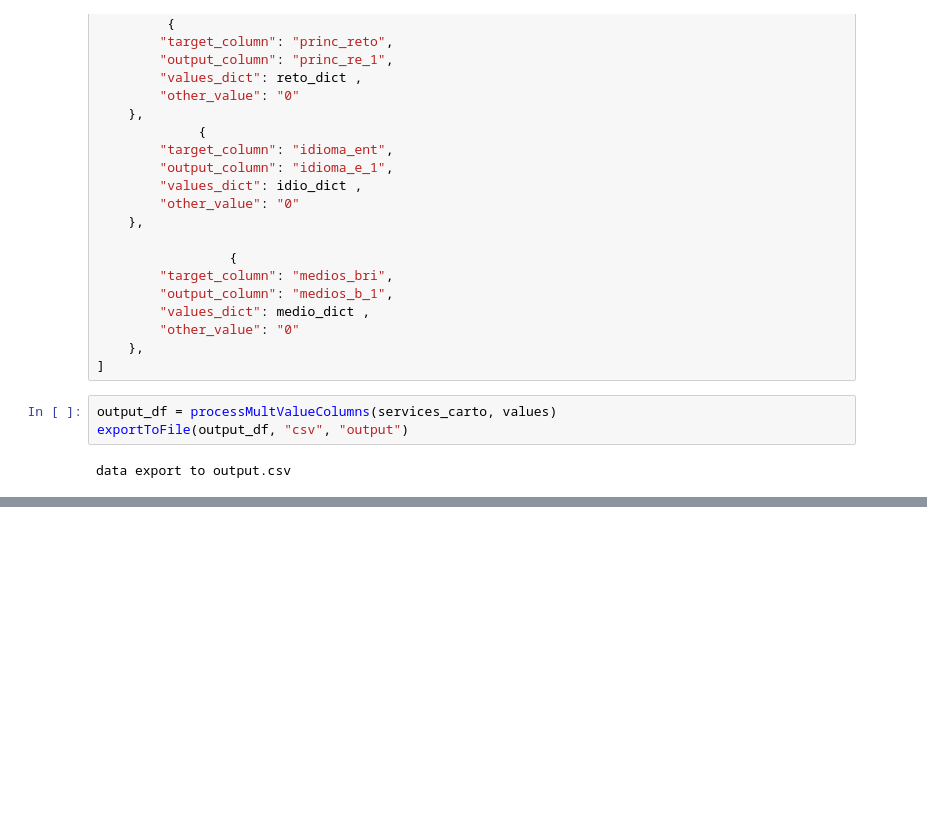
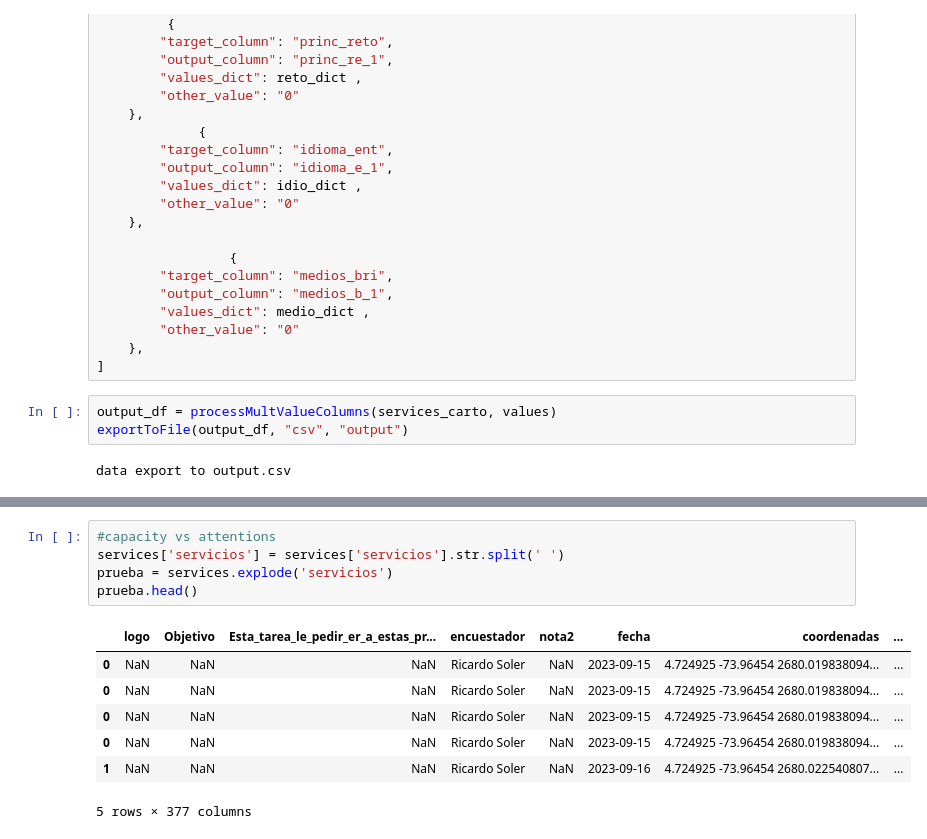
Before and after one commit to maolarte/Aurora, a Jupyter notebook: services.ipynb, the cells around one changed output, grey strips where cells are left out. Cells and saved outputs as stored; diff of their text form; blank space fills up the shorter version.

```diff
--- a/services.ipynb
+++ b/services.ipynb
@@ -286,0 +304,13 @@ data export to output.csv
+# %%
+#capacity vs attentions
+services['servicios'] = services['servicios'].str.split(' ')
+prueba = services.explode('servicios')
+prueba.head()
+# %% [output]
+|  | logo | Objetivo | Esta_tarea_le_pedir_er_a_estas_pr... | encuestador | nota2 | fecha | coordenadas | ... |
+| 0 | NaN | NaN | NaN | Ricardo Soler | NaN | 2023-09-15 | 4.724925 -73.96454 2680.019838094... | ... |
+| 0 | NaN | NaN | NaN | Ricardo Soler | NaN | 2023-09-15 | 4.724925 -73.96454 2680.019838094... | ... |
+| 0 | NaN | NaN | NaN | Ricardo Soler | NaN | 2023-09-15 | 4.724925 -73.96454 2680.019838094... | ... |
+| 0 | NaN | NaN | NaN | Ricardo Soler | NaN | 2023-09-15 | 4.724925 -73.96454 2680.019838094... | ... |
+| 1 | NaN | NaN | NaN | Ricardo Soler | NaN | 2023-09-16 | 4.724925 -73.96454 2680.022540807... | ... |
+5 rows × 377 columns
```
Also changed, not shown: parts of 6 cells of this notebook.
